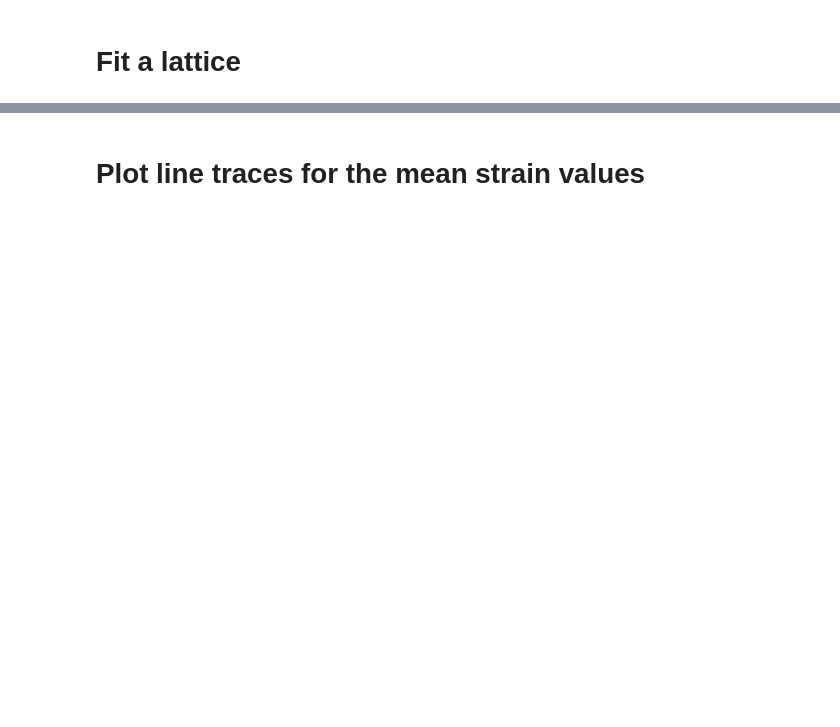
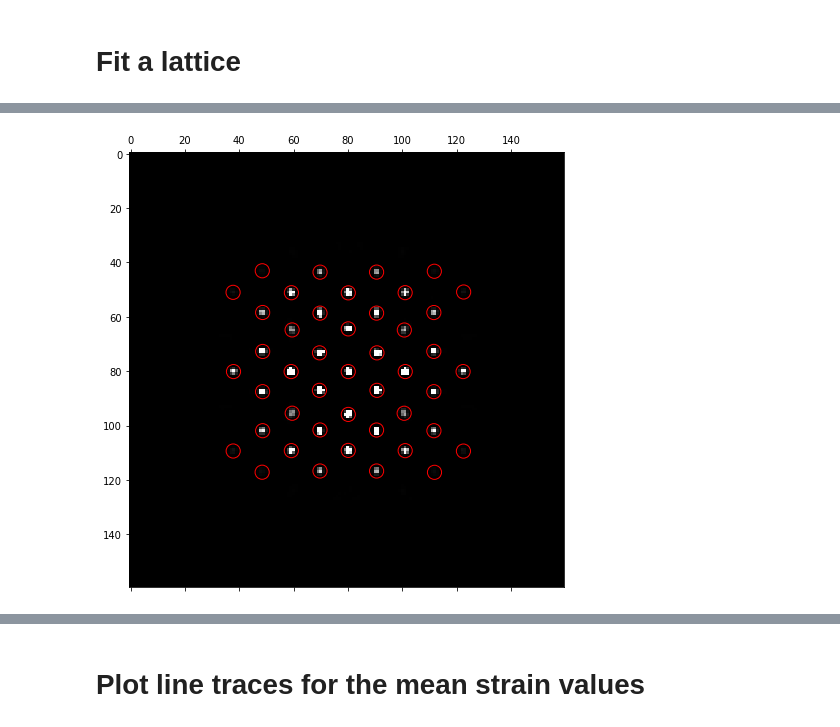
Before and after one commit to py4dstem/py4DSTEM_tutorials, a Jupyter notebook: notebooks/strain_simulated/small_Ge_SiGe_MLs_ideal.ipynb, the cells around one changed output, grey strips where cells are left out. Drawn from its saved outputs; the diff is of its cells as text; code cells hidden in the pictures; blank space fills up the shorter version.

```diff
--- a/notebooks/strain_simulated/small_Ge_SiGe_MLs_ideal.ipynb
+++ b/notebooks/strain_simulated/small_Ge_SiGe_MLs_ideal.ipynb
@@ -193,26 +218,28 @@ py4DSTEM.visualize.show(
 # %%
 # Get all local maximum from the BVM, plot the candidate peaks
 gx, gy, gI = py4DSTEM.process.utils.get_maxima_2D(
     bragg_vector_map,
-    sigma=0,
+    sigma=2,
     edgeBoundary=10,
     minSpacing=10,
-    minRelativeIntensity=0.00005,
+    minRelativeIntensity=0.0001,
     relativeToPeak=0,
     maxNumPeaks=100,
     subpixel='multicorr'
 )
 
 # Plot the candidate lattice coordinates
 py4DSTEM.visualize.show_points(
     bragg_vector_map,
     x=gx,
     y=gy,
     cmap='gray',
     clipvals='manual',
     min=0,
     max=1e-2,
     open_circles=True,
     scale=200)
+# %% [output]
+[figure, added]
 # %%
 # Define peaks to use for computing strain maps
```
Also changed, not shown: parts of 19 cells of this notebook, 2 other files.
